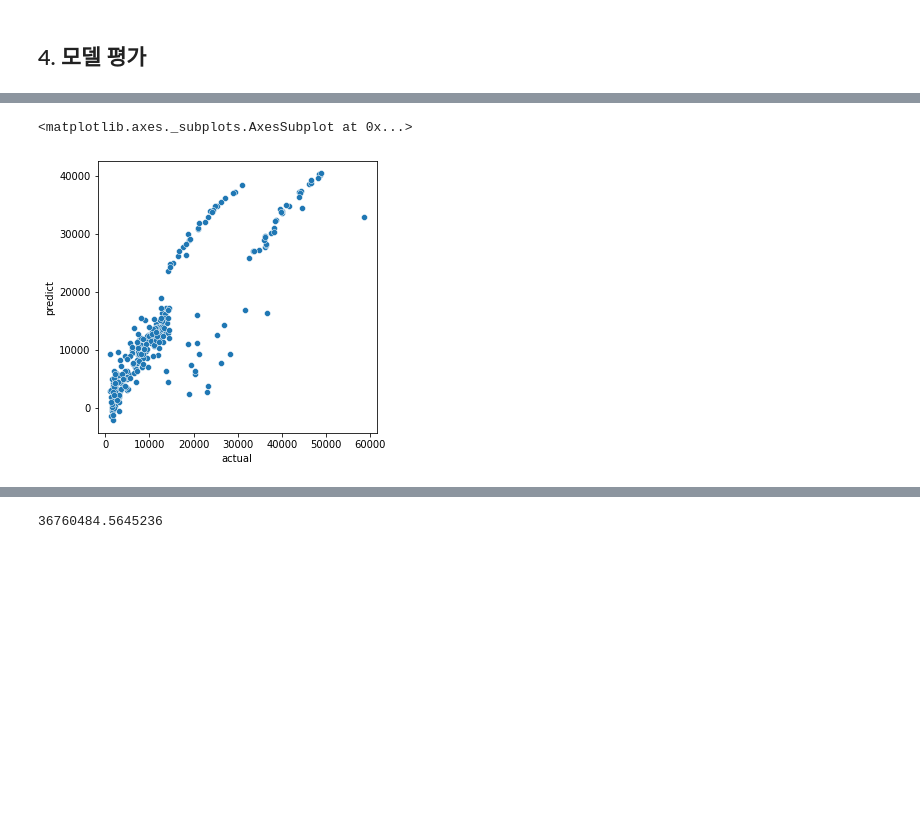
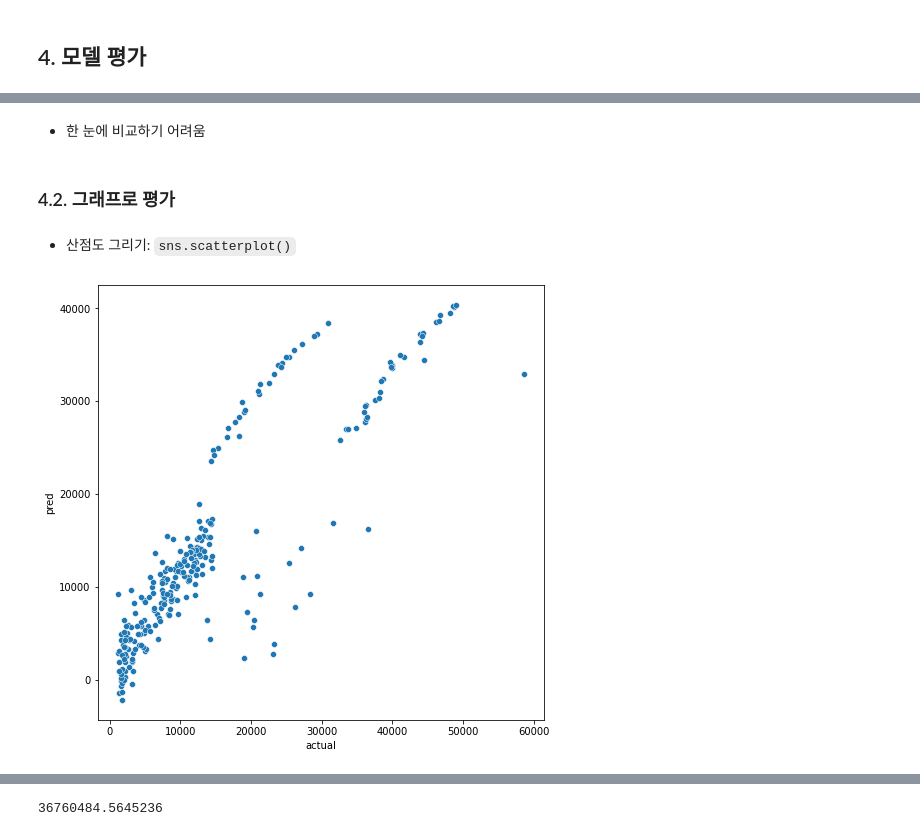
Before and after one commit to dev-EthanJ/Basic_ML_DL, a Jupyter notebook: 20221107_ML_선형회귀.ipynb, the cells around one changed output, grey strips where cells are left out. Drawn from its saved outputs; the diff is of its cells as text; code cells hidden in the pictures; blank space fills up the shorter version.

```diff
--- a/20221107_ML_선형회귀.ipynb
+++ b/20221107_ML_선형회귀.ipynb
@@ -187,5 +195,5 @@ dtype: object
 # %%
-df_dummy = pd.get_dummies(df, columns=['sex', 'region'], drop_first=True)
+df = pd.get_dummies(df, columns=['sex', 'region'], drop_first=True)
 
-df_dummy
+df.info()
 # %% [output]
@@ -251,5 +275,5 @@ Index(['age', 'bmi', 'children', 'smoker', 'expenses', 'sex_male',
       dtype='object')
 # %%
 # X: 독립변수, y: 종속변수
-X = df_dummy.drop('expenses', axis=1)
-y = df_dummy.expenses
+X = df.drop('expenses', axis=1)
+y = df.expenses
@@ -296,8 +346,7 @@ LinearRegression()
 # %%
-#예측
-X_pred = model.predict(X_test)
+pred = model.predict(X_test)
 
-X_pred
+pred
 # %% [output]
 array([11583.75098752,  8723.46560984,  7794.17799753,  8537.18904201,
         1900.99306943,  5000.1965654 , 40184.13707971,  4332.65458179,
@@ -342,0 +380,5 @@ comparison
+# %%
+# 두 데이터를 비교해서 정확도 확인
+comparison = pd.DataFrame({'actual':y_test, 'pred':pred})
+
+X_test.head()
@@ -343,10 +401,17 @@ comparison
+# %% [markdown]
+- 한 눈에 비교하기 어려움
+# %% [markdown]
+### 4.2. 그래프로 평가
 # %%
 import matplotlib.pyplot as plt
 import seaborn as sns
+# %% [markdown]
+- 산점도 그리기: `sns.scatterplot()`
 # %%
-plt.figure(figsize=(5, 5))
+# 사이즈 설정
+plt.figure(figsize=(8, 8))
 
-sns.scatterplot(x = 'actual', y = 'predict', data = comparison)
+sns.scatterplot(x='actual', y='pred', data=comparison)
+plt.show()
 # %% [output]
-<matplotlib.axes._subplots.AxesSubplot at 0x...>
-[figure, old version]
+[figure, new version]
```
Also changed, not shown: parts of 37 cells of this notebook.
